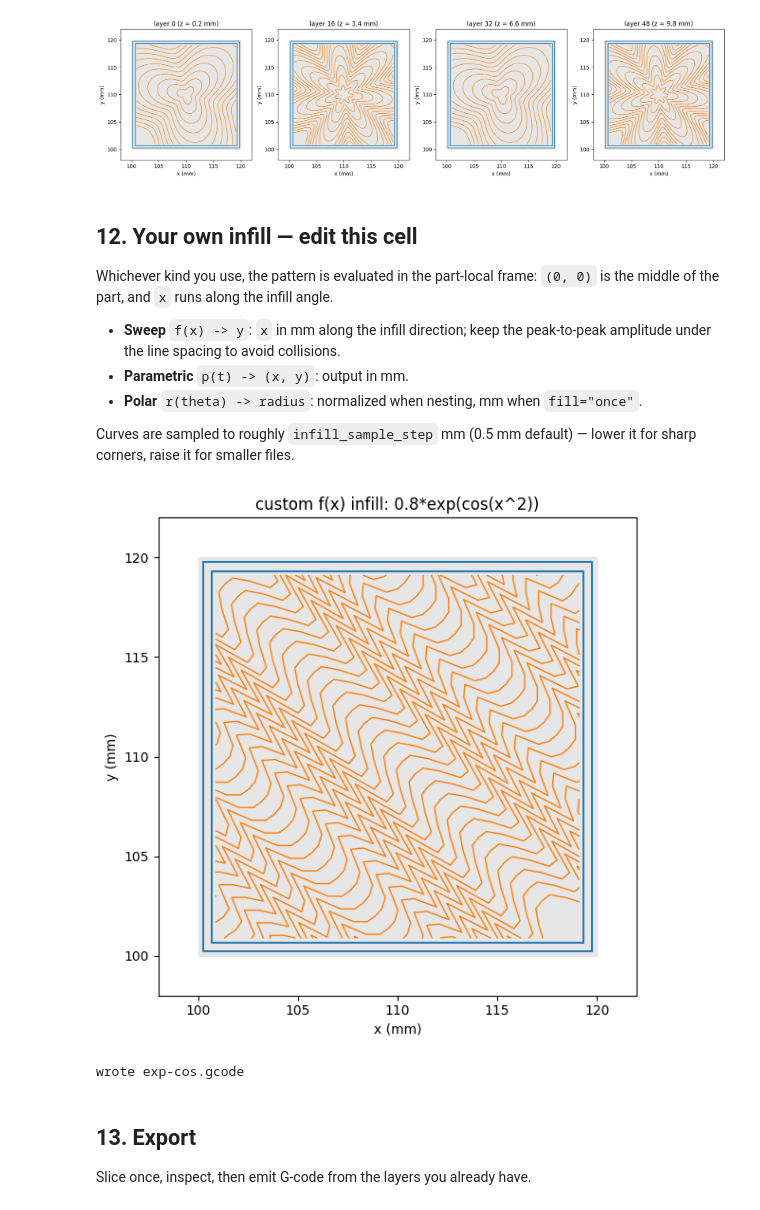
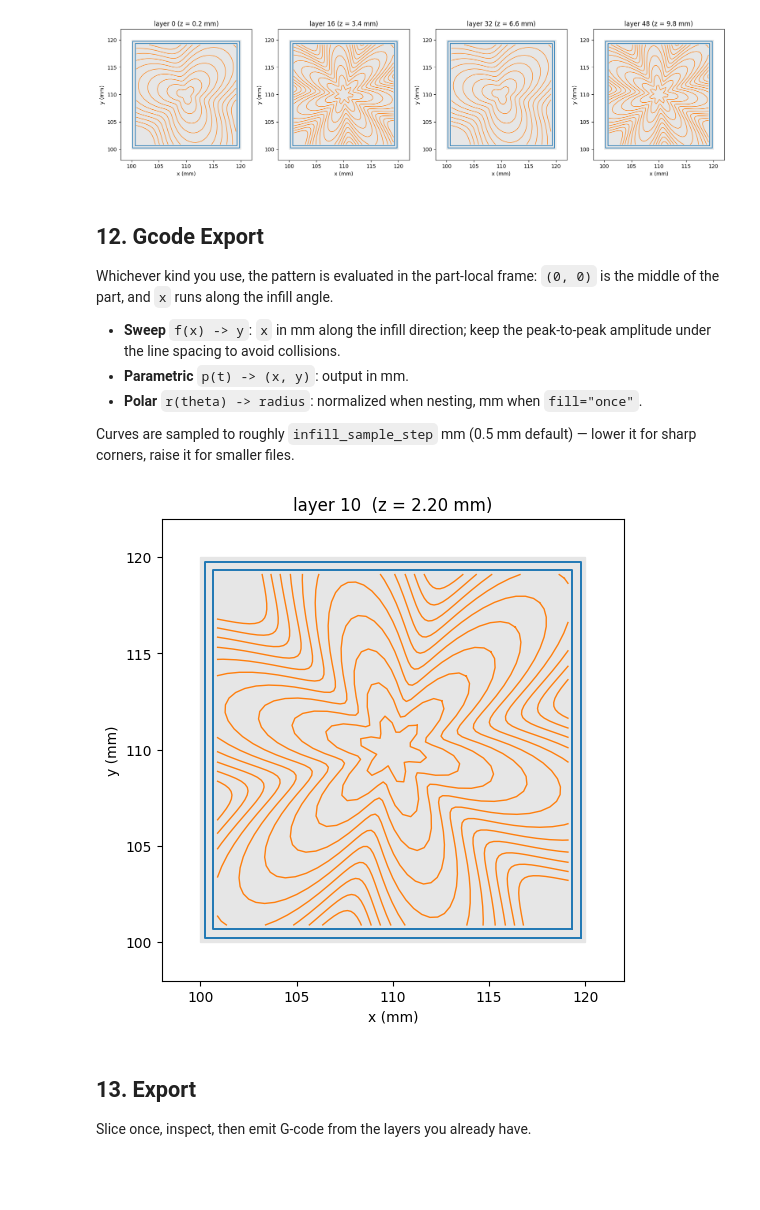
Before and after one commit to scott-abbott/math-lab, a Jupyter notebook: custom infill/slicer.ipynb, the cells around one changed output. Saved outputs shown, nothing was run; the diff lists cells and outputs as text; code cells hidden in the pictures; blank space fills up the shorter version.

```diff
--- a/custom infill/slicer.ipynb
+++ b/custom infill/slicer.ipynb
@@ -1454,7 +1456,7 @@ plt.show()
 # %% [output]
 [figure]
 # %% [markdown]
-## 12. Your own infill — edit this cell
+## 12. Gcode Export
 
 Whichever kind you use, the pattern is evaluated in the part-local frame:
 `(0, 0)` is the middle of the part, and `x` runs along the infill angle.
@@ -1467,23 +1469,17 @@ Whichever kind you use, the pattern is evaluated in the part-local frame:
 Curves are sampled to roughly `infill_sample_step` mm (0.5 mm default) — lower
 it for sharp corners, raise it for smaller files.
 # %%
-def my_pattern(x: float) -> float:
-    """exp(cos(x^2)) — frequency climbs with x, so the weave tightens outward."""
-    return 0.8 * np.exp(np.cos(x ** 2))
+cfg = PrintConfig(infill_density=0.25, num_perimeters=2, alternate_infill_angle=False)
+mesh = load_stl("cube.stl")
 
+pattern = Polar(lambda theta: 1 + 0.35*math.cos(6*theta))
+layers = slice_model(mesh, cfg, pattern=pattern, verbose=False)
 
-demo_cfg = PrintConfig(infill_density=0.5, num_perimeters=2)
-demo_layers = slice_model(load_stl("cube.stl"), demo_cfg, pattern=my_pattern, verbose=False)
-plot_layer(demo_layers[10], title="custom f(x) infill: 0.8*exp(cos(x^2))")
-plt.tight_layout()
-plt.show()
-
-with open("exp-cos.gcode", "w") as f:
-    f.write(layers_to_gcode(demo_layers, demo_cfg))
-print("wrote exp-cos.gcode")
+plot_layer(layers[10])
+with open("polarTest.gcode", "w") as f:
+    f.write(layers_to_gcode(layers, cfg))
 # %% [output]
-[figure, old version]
+[figure, new version]
-wrote exp-cos.gcode
 # %% [markdown]
 ## 13. Export
 
```
Also changed, not shown: parts of 5 cells of this notebook, 2 other files.
